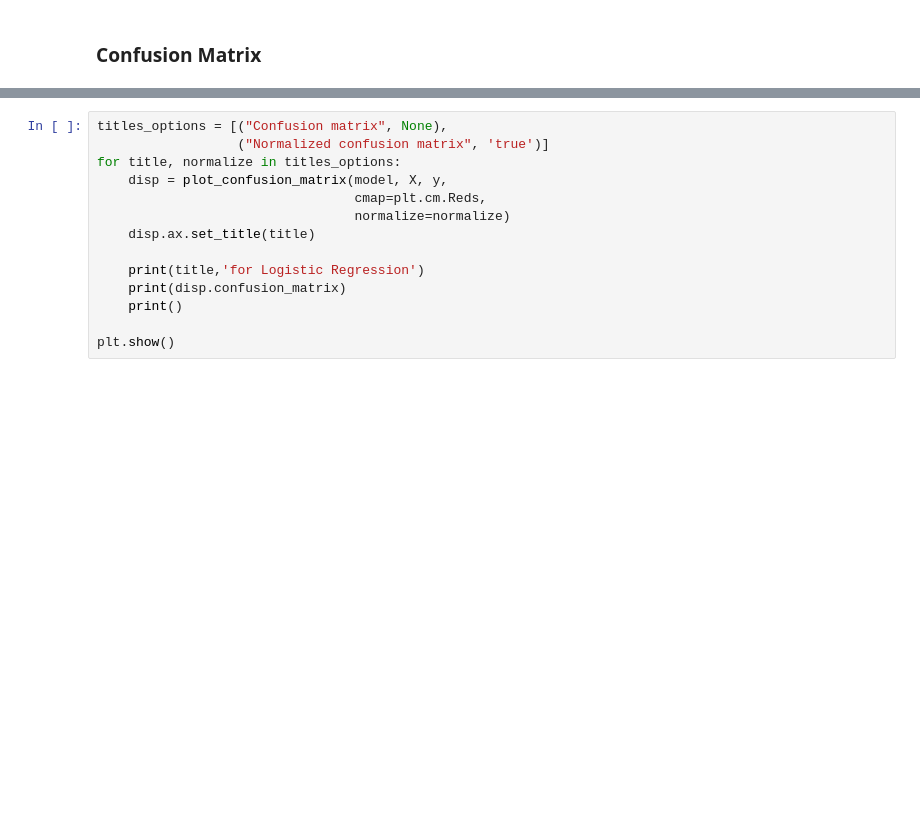
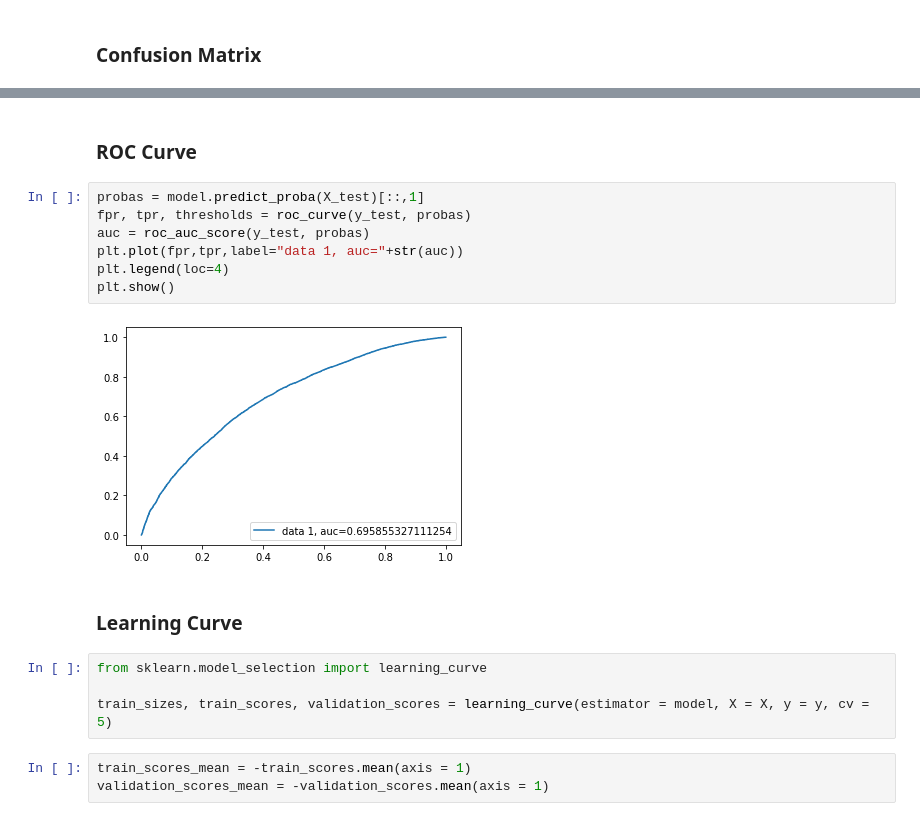
Before and after one commit to eltarr-kawther/-Cardiovascular-Risks, a Jupyter notebook: cardio_vasc.ipynb, the cells around one changed output, grey strips where cells are left out. Saved outputs shown, nothing was run; the diff lists cells and outputs as text; blank space fills up the shorter version.

```diff
--- a/cardio_vasc.ipynb
+++ b/cardio_vasc.ipynb
@@ -171,14 +164,20 @@ Normalized confusion matrix for Logistic Regression
-# %%
-titles_options = [("Confusion matrix", None),
-                  ("Normalized confusion matrix", 'true')]
-for title, normalize in titles_options:
-    disp = plot_confusion_matrix(model, X, y,
-                                 cmap=plt.cm.Reds,
-                                 normalize=normalize)
-    disp.ax.set_title(title)
-
-    print(title,'for Logistic Regression')
-    print(disp.confusion_matrix)
-    print()
-
-plt.show()
+# %% [markdown]
+### ROC Curve
+# %%
+probas = model.predict_proba(X_test)[::,1]
+fpr, tpr, thresholds = roc_curve(y_test, probas)
+auc = roc_auc_score(y_test, probas)
+plt.plot(fpr,tpr,label="data 1, auc="+str(auc))
+plt.legend(loc=4)
+plt.show()
+# %% [output]
+[figure, added]
+# %% [markdown]
+### Learning Curve
+# %%
+from sklearn.model_selection import learning_curve
+
+train_sizes, train_scores, validation_scores = learning_curve(estimator = model, X = X, y = y, cv = 5)
+# %%
+train_scores_mean = -train_scores.mean(axis = 1)
+validation_scores_mean = -validation_scores.mean(axis = 1)
```
Also changed, not shown: parts of 13 cells of this notebook, 1 other file.
